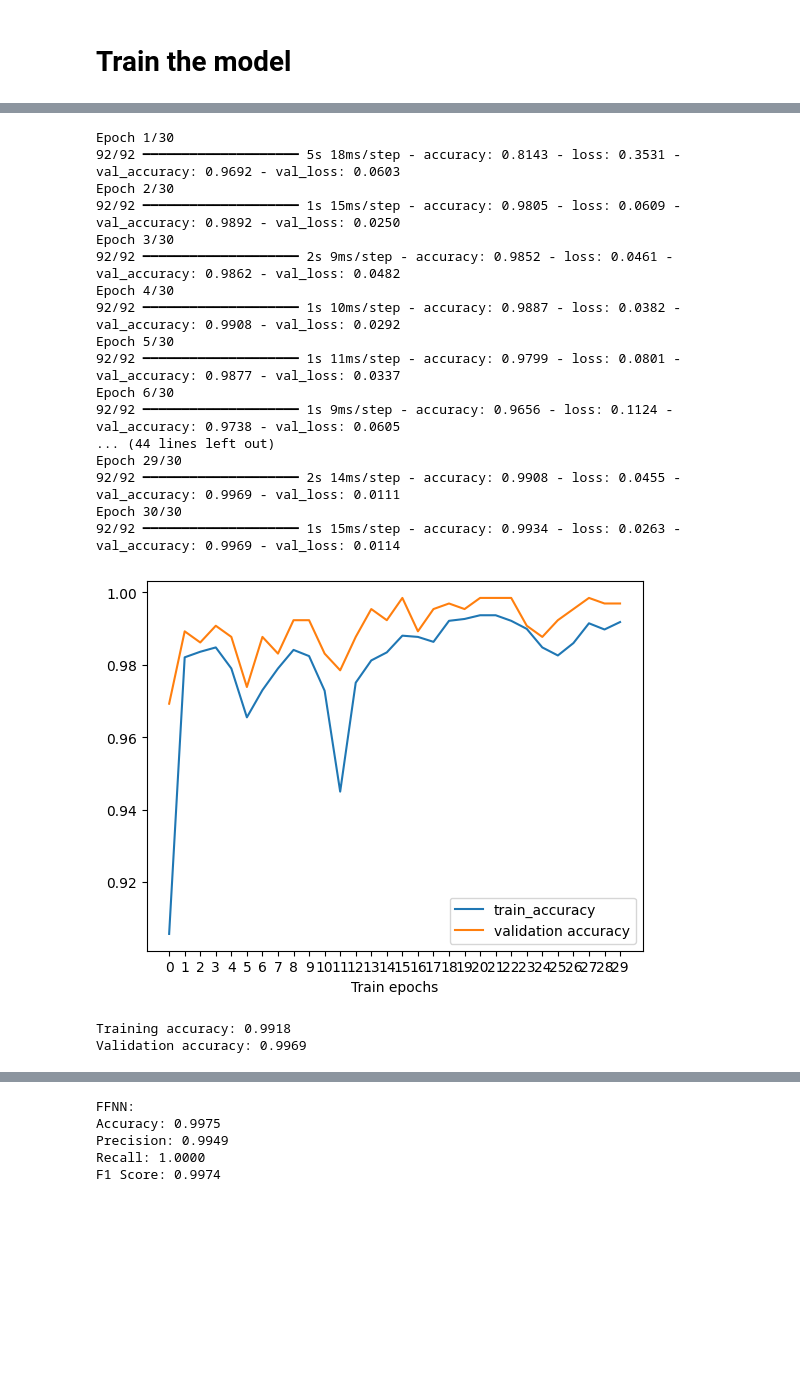
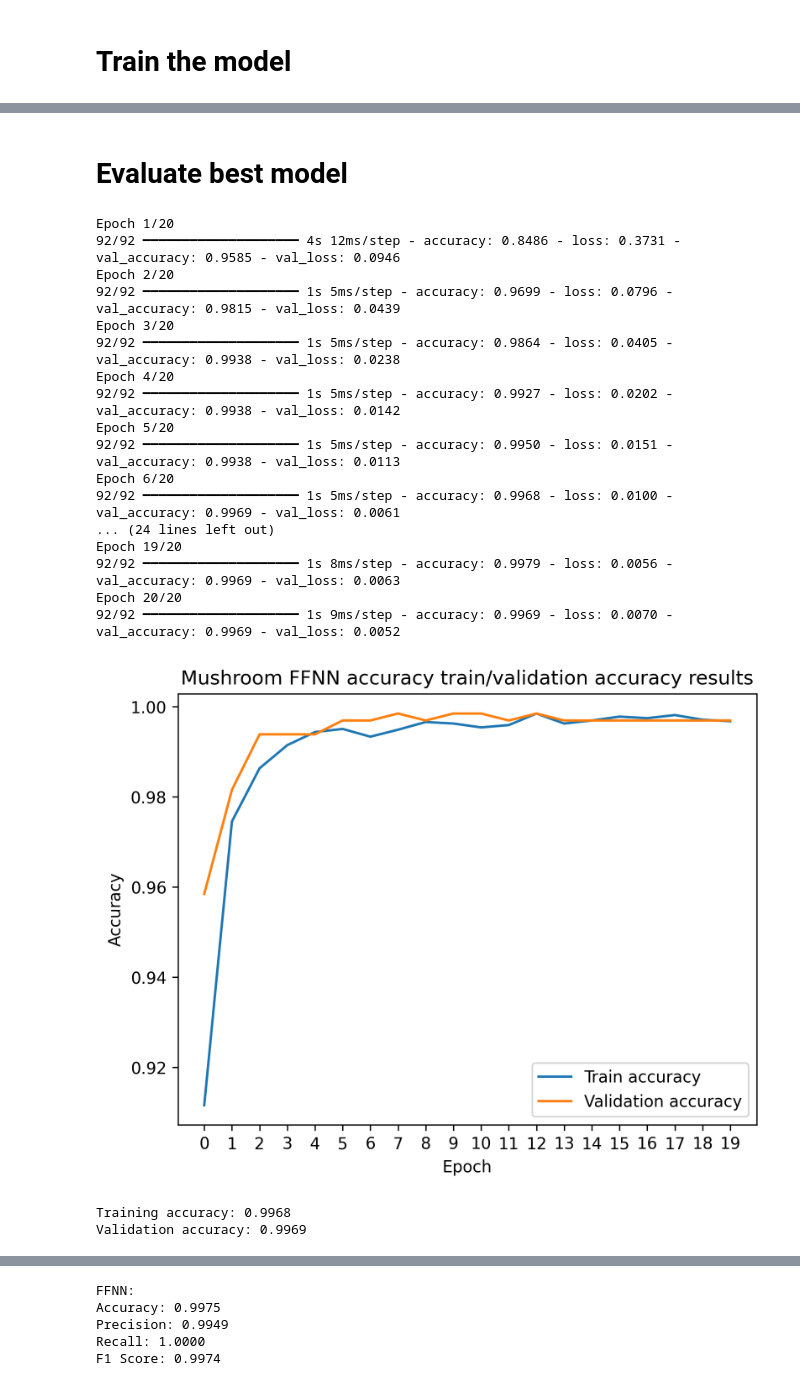
Before and after one commit to thomascl24/data207-mushrooms, a Jupyter notebook: ffnn.ipynb, the cells around one changed output, grey strips where cells are left out. Saved outputs shown, nothing was run; the diff lists cells and outputs as text; code cells hidden in the pictures; blank space fills up the shorter version.

```diff
--- a/ffnn.ipynb
+++ b/ffnn.ipynb
@@ -98,55 +158,60 @@ def build_model(
+# %% [markdown]
+# Evaluate best model
 # %%
-hidden_layer_sizes = [256, 256, 128, 128, 128, 64, 32]
-dropout_rates = [0.5, 0.3, 0.2, 0.1, 0.1, 0]
+hidden_layer_sizes = best_hidden_layer_sizes
+dropout_rates = best_dropout_rates
 model = build_model(
     hidden_layer_sizes=hidden_layer_sizes,
     dropout_rates=dropout_rates,
     activation='relu',
-    learning_rate=0.01,
+    learning_rate=best_learning_rate,
     metric='accuracy',
 )
 
 history = model.fit(
     x=X_train_encoded,
     y=y_train_encoded,
-    epochs=30,
+    epochs=20,
     batch_size=64,
     validation_split=0.1,
     # verbose=0
 )
 # %% [output]
-Epoch 1/30
-92/92 ━━━━━━━━━━━━━━━━━━━━ 5s 18ms/step - accuracy: 0.8143 - loss: 0.3531 - val_accuracy: 0.9692 - val_loss: 0.0603
-Epoch 2/30
-92/92 ━━━━━━━━━━━━━━━━━━━━ 1s 15ms/step - accuracy: 0.9805 - loss: 0.0609 - val_accuracy: 0.9892 - val_loss: 0.0250
-Epoch 3/30
-92/92 ━━━━━━━━━━━━━━━━━━━━ 2s 9ms/step - accuracy: 0.9852 - loss: 0.0461 - val_accuracy: 0.9862 - val_loss: 0.0482
-Epoch 4/30
-92/92 ━━━━━━━━━━━━━━━━━━━━ 1s 10ms/step - accuracy: 0.9887 - loss: 0.0382 - val_accuracy: 0.9908 - val_loss: 0.0292
-Epoch 5/30
-92/92 ━━━━━━━━━━━━━━━━━━━━ 1s 11ms/step - accuracy: 0.9799 - loss: 0.0801 - val_accuracy: 0.9877 - val_loss: 0.0337
-Epoch 6/30
-92/92 ━━━━━━━━━━━━━━━━━━━━ 1s 9ms/step - accuracy: 0.9656 - loss: 0.1124 - val_accuracy: 0.9738 - val_loss: 0.0605
-... (44 lines left out)
-Epoch 29/30
-92/92 ━━━━━━━━━━━━━━━━━━━━ 2s 14ms/step - accuracy: 0.9908 - loss: 0.0455 - val_accuracy: 0.9969 - val_loss: 0.0111
-Epoch 30/30
-92/92 ━━━━━━━━━━━━━━━━━━━━ 1s 15ms/step - accuracy: 0.9934 - loss: 0.0263 - val_accuracy: 0.9969 - val_loss: 0.0114
+Epoch 1/20
+92/92 ━━━━━━━━━━━━━━━━━━━━ 4s 12ms/step - accuracy: 0.8486 - loss: 0.3731 - val_accuracy: 0.9585 - val_loss: 0.0946
+Epoch 2/20
+92/92 ━━━━━━━━━━━━━━━━━━━━ 1s 5ms/step - accuracy: 0.9699 - loss: 0.0796 - val_accuracy: 0.9815 - val_loss: 0.0439
+Epoch 3/20
+92/92 ━━━━━━━━━━━━━━━━━━━━ 1s 5ms/step - accuracy: 0.9864 - loss: 0.0405 - val_accuracy: 0.9938 - val_loss: 0.0238
+Epoch 4/20
+92/92 ━━━━━━━━━━━━━━━━━━━━ 1s 5ms/step - accuracy: 0.9927 - loss: 0.0202 - val_accuracy: 0.9938 - val_loss: 0.0142
+Epoch 5/20
+92/92 ━━━━━━━━━━━━━━━━━━━━ 1s 5ms/step - accuracy: 0.9950 - loss: 0.0151 - val_accuracy: 0.9938 - val_loss: 0.0113
+Epoch 6/20
+92/92 ━━━━━━━━━━━━━━━━━━━━ 1s 5ms/step - accuracy: 0.9968 - loss: 0.0100 - val_accuracy: 0.9969 - val_loss: 0.0061
+... (24 lines left out)
+Epoch 19/20
+92/92 ━━━━━━━━━━━━━━━━━━━━ 1s 8ms/step - accuracy: 0.9979 - loss: 0.0056 - val_accuracy: 0.9969 - val_loss: 0.0063
+Epoch 20/20
+92/92 ━━━━━━━━━━━━━━━━━━━━ 1s 9ms/step - accuracy: 0.9969 - loss: 0.0070 - val_accuracy: 0.9969 - val_loss: 0.0052
 # %%
 train_accuracy = history.history['accuracy']
 val_accuracy = history.history['val_accuracy']
-plt.plot(train_accuracy, label='train_accuracy')
-plt.plot(val_accuracy, label='validation accuracy')
-plt.xticks(range(30))
-plt.xlabel('Train epochs')
+fig, ax = plt.subplots(dpi=300)
+ax.plot(train_accuracy, label='Train accuracy')
+ax.plot(val_accuracy, label='Validation accuracy')
+plt.xticks(range(20))
+plt.xlabel('Epoch')
+plt.ylabel('Accuracy')
+plt.title('Mushroom FFNN accuracy train/validation accuracy results')
 plt.legend()
 plt.show()
 
 print('Training accuracy: %1.4f' %train_accuracy[-1])
 print('Validation accuracy: %1.4f' %val_accuracy[-1])
 # %% [output]
-[figure, old version]
+[figure, new version]
-Training accuracy: 0.9918
+Training accuracy: 0.9968
 Validation accuracy: 0.9969
 # %%
 # Make predictions on the test set
```
Also changed, not shown: parts of 4 cells of this notebook.
